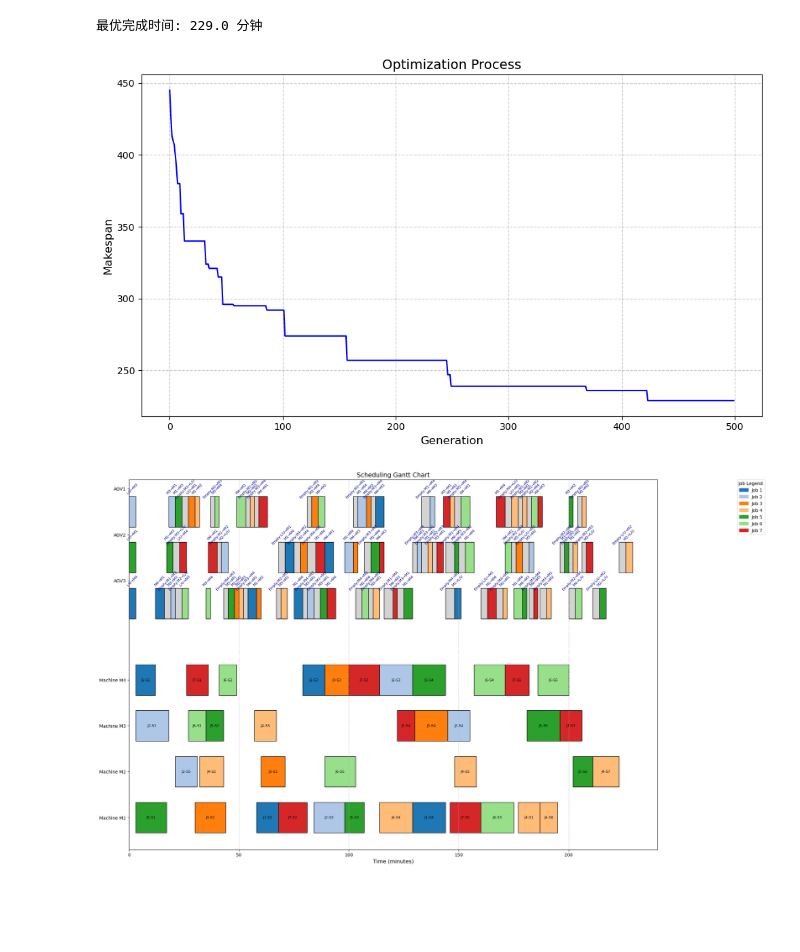
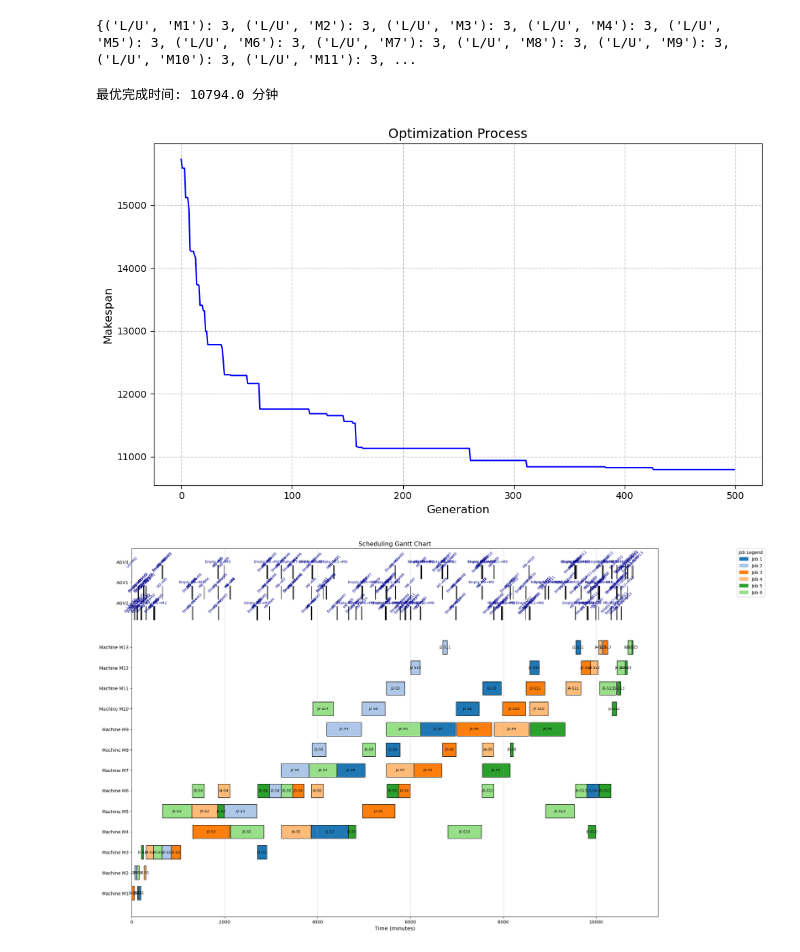
Before and after one commit to zakohao/open-hello-world, a Jupyter notebook: paper/fms-GA 2.0 .ipynb, the cells around one changed output. Drawn from its saved outputs; the diff is of its cells as text; code cells hidden in the pictures; blank space fills up the shorter version.

```diff
--- a/paper/fms-GA 2.0 .ipynb
+++ b/paper/fms-GA 2.0 .ipynb
@@ -45,7 +45,8 @@ def search_and_load_csv(folder_path, keyword):
         return pd.DataFrame()
 
 for i in np.arange(1,int(count)+1):# 使用例
-    folder = "D:\\pysrc\\wang_data\\jobset\\double normal\\j1[5,1],j2[8,1]\\p1[5,1],p2[8,1]\\machine[4]\\t1[10,1],t2[15,1]\\seed[3]"
+    folder = "D:\\pysrc\\wang_data\\jobset\\normal Printed Circuit Board\\odder_mean[10],odder_std_dev[2]\\lot_mean[3],lot_std_dev[1]\\machine[13]\\seed[3]"
+    #folder = "D:\\pysrc\\wang_data\\jobset\\double normal\\j1[5,1],j2[8,1]\\p1[5,1],p2[8,1]\\machine[4]\\t1[10,1],t2[15,1]\\seed[3]"
     keyword = ","+str(i)+"gene"  # キーワードを変わる
     globals()[f"df{i}"] = search_and_load_csv(folder, keyword)
 
@@ -451,5 +450,29 @@ TRANSPORT_TIME = {
 for (a,b), t in list(TRANSPORT_TIME.items()):
     TRANSPORT_TIME[(b,a)] = t
+# %%
+machines = [f'M{i}' for i in range(1, 14)]
+TRANSPORT_TIME = {}
+
+# L/U 到每台机器
+for m in machines:
+    TRANSPORT_TIME[('L/U', m)] = 3
+
+# 各机器之间的运输时间（对称）
+for i in range(len(machines)):
+    for j in range(i + 1, len(machines)):
+        m1, m2 = machines[i], machines[j]
+        # 用编号差值作为时间基准（例：相邻机器2，隔1台为3，依此类推）
+        time = abs(i - j) + 2
+        TRANSPORT_TIME[(m1, m2)] = time
+
+# 如果需要反向（M3 -> M1），可以加：
+for (a, b), t in list(TRANSPORT_TIME.items()):
+    if (b, a) not in TRANSPORT_TIME:
+        TRANSPORT_TIME[(b, a)] = t
+
+#print(TRANSPORT_TIME)
+# %% [output]
+{('L/U', 'M1'): 3, ('L/U', 'M2'): 3, ('L/U', 'M3'): 3, ('L/U', 'M4'): 3, ('L/U', 'M5'): 3, ('L/U', 'M6'): 3, ('L/U', 'M7'): 3, ('L/U', 'M8'): 3, ('L/U', 'M9'): 3, ('L/U', 'M10'): 3, ('L/U', 'M11'): 3, ...
 # %%
 class DynamicJSSPSolver:
     def __init__(self, transport_time, agv_count=2):
@@ -848,7 +871,10 @@ class DynamicJSSPSolver:
 
         y_ticks = []
         y_labels = []
-        for idx, (machine, tasks) in enumerate(sorted(schedule['machines'].items())):
+        #for idx, (machine, tasks) in enumerate(sorted(schedule['machines'].items())):
+        for idx, (machine, tasks) in enumerate(
+            sorted(schedule['machines'].items(), key=lambda x: int(''.join(filter(str.isdigit, x[0]))))
+        ):
             y = idx * 3
             for task in tasks:
                 plt.barh(y=y,
@@ -895,33 +921,33 @@ class DynamicJSSPSolver:
         plt.xlabel('Time (minutes)', fontsize=12)
         plt.title('Scheduling Gantt Chart', fontsize=14)
         plt.grid(axis='x', linestyle='--', alpha=0.7)
 
         patches = [mpatches.Patch(color=colors[i%20], label=f'Job {i+1}')
                   for i in range(len(self.jobs))]
         plt.legend(handles=patches,
                    bbox_to_anchor=(1.15, 1),
                    loc='upper left',
                    borderaxespad=0.,
                    title="Job Legend")
 
         plt.subplots_adjust(left=0.25, right=0.8, hspace=0.4)
         plt.show()
 
 # 使用数据
 if __name__ == "__main__":
     solver = DynamicJSSPSolver(
         transport_time=TRANSPORT_TIME,
         agv_count=3
     )
 
     #time_matrix = time_matrix
     #machine_matrix = machine_matrix
 
     solver.update_production_data(time_matrix, machine_matrix)
     best_solution, history = solver.solve(pop_size=50, max_gen=500)
     print(f"最优完成时间: {best_solution.makespan} 分钟")
     solver.visualize(best_solution, history)
 # %% [output]
-最优完成时间: 229.0 分钟
+最优完成时间: 10794.0 分钟
-[figure, old version]
+[figure, new version]
-[figure, old version]
+[figure, new version]
```
Also changed, not shown: parts of 4 cells of this notebook.
